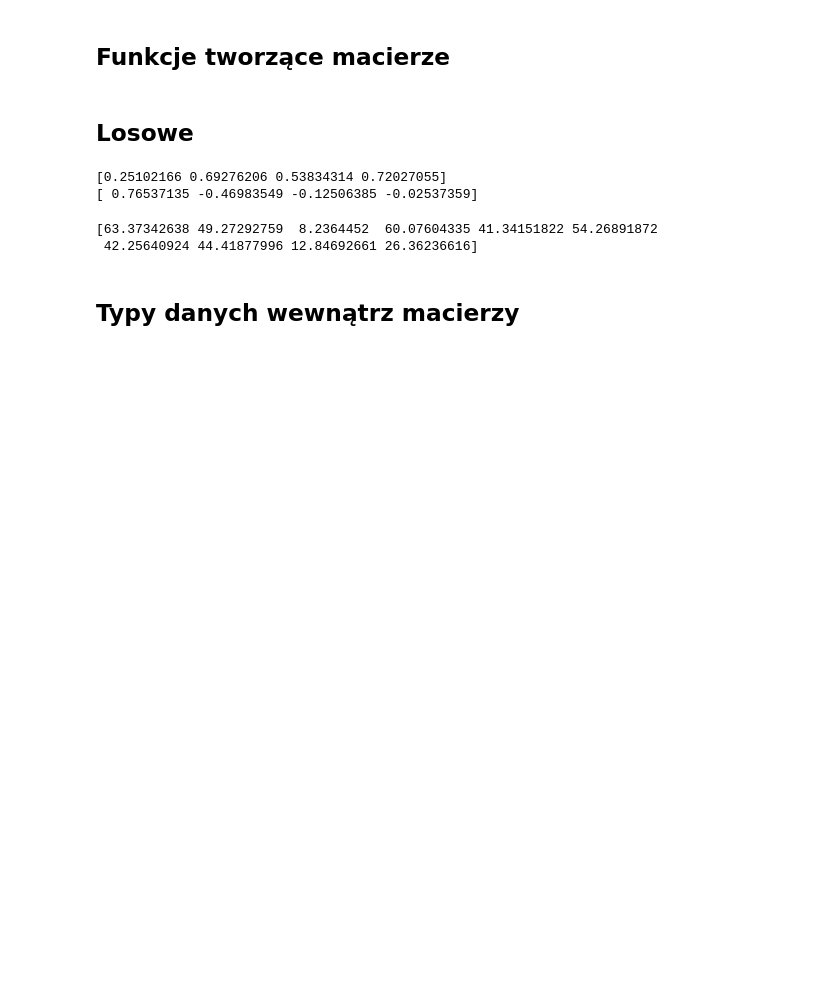
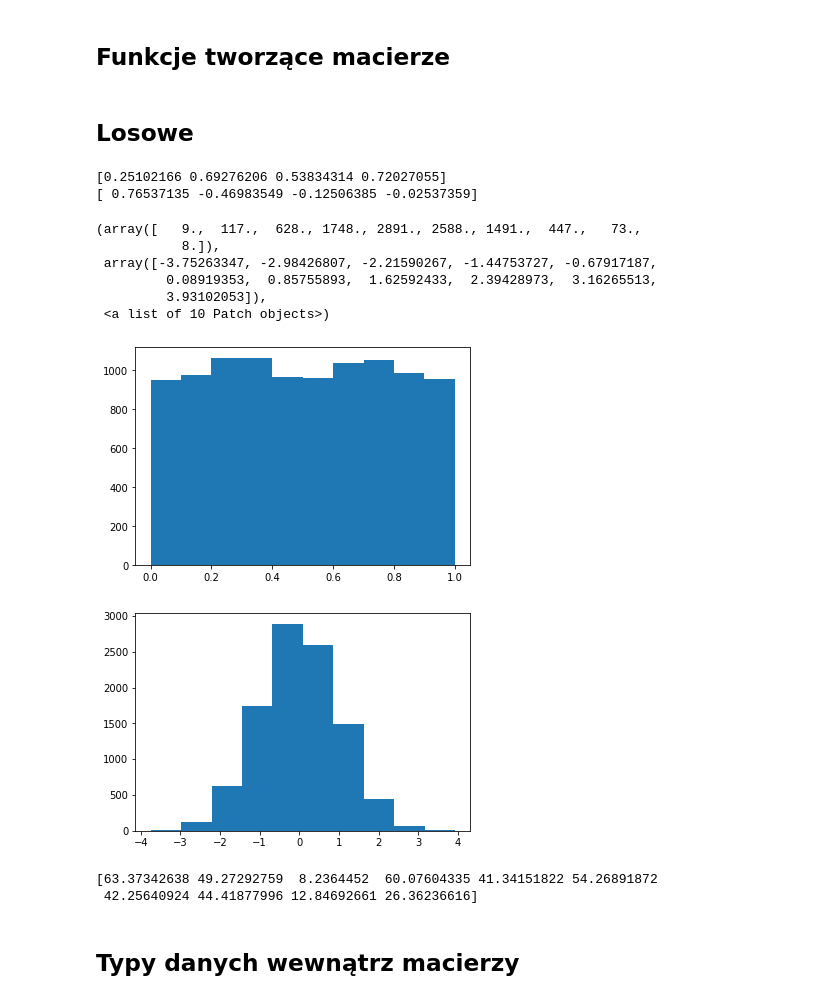
Before and after one commit to ZajdelR/ElemProgGiK, a Jupyter notebook: WYKLAD1/elem_prog_w7.ipynb, the cells around one changed output. Saved outputs shown, nothing was run; the diff lists cells and outputs as text; code cells hidden in the pictures; blank space fills up the shorter version.

```diff
--- a/WYKLAD1/elem_prog_w7.ipynb
+++ b/WYKLAD1/elem_prog_w7.ipynb
@@ -83,6 +89,23 @@ print(np.random.randn(4)) # Gaussian
 # %% [output]
 [0.25102166 0.69276206 0.53834314 0.72027055]
 [ 0.76537135 -0.46983549 -0.12506385 -0.02537359]
+# %%
+d1 = np.random.rand(10000)
+d2 = np.random.randn(10000)
+import matplotlib.pyplot as plt
+%matplotlib inline
+
+plt.hist(d1, figure = plt.figure())
+plt.hist(d2, figure = plt.figure())
+# %% [output]
+(array([   9.,  117.,  628., 1748., 2891., 2588., 1491.,  447.,   73.,
+           8.]),
+ array([-3.75263347, -2.98426807, -2.21590267, -1.44753727, -0.67917187,
+         0.08919353,  0.85755893,  1.62592433,  2.39428973,  3.16265513,
+         3.93102053]),
+ <a list of 10 Patch objects>)
+[figure, added]
+[figure, added]
 # %%
 # Stwórz macierz z 10 liczbami losowymi od 0 do 66
 print(np.random.rand(10)*66)
```
Also changed, not shown: parts of 4 cells of this notebook.
